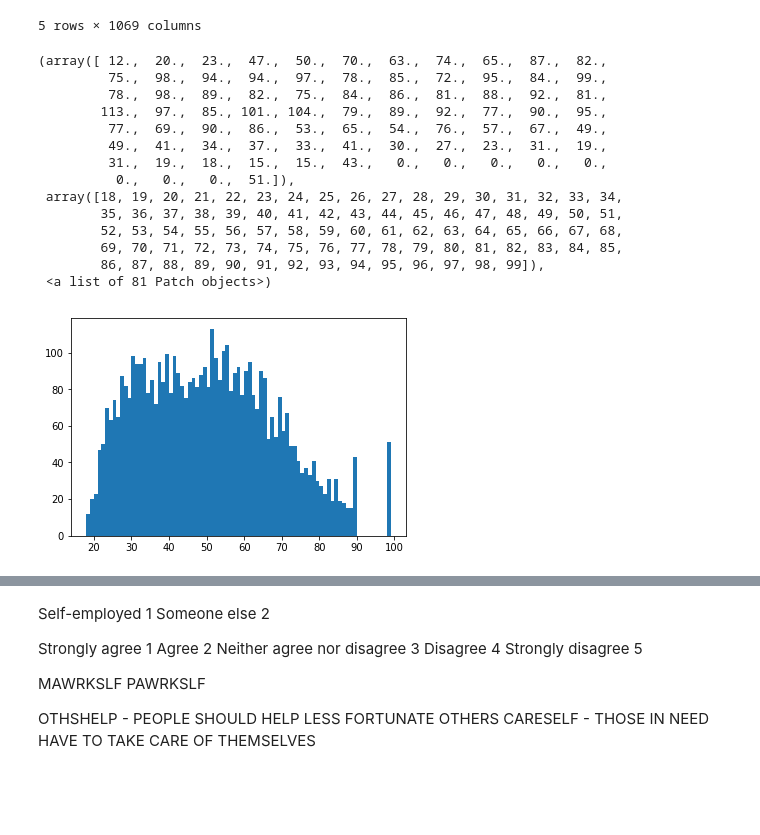
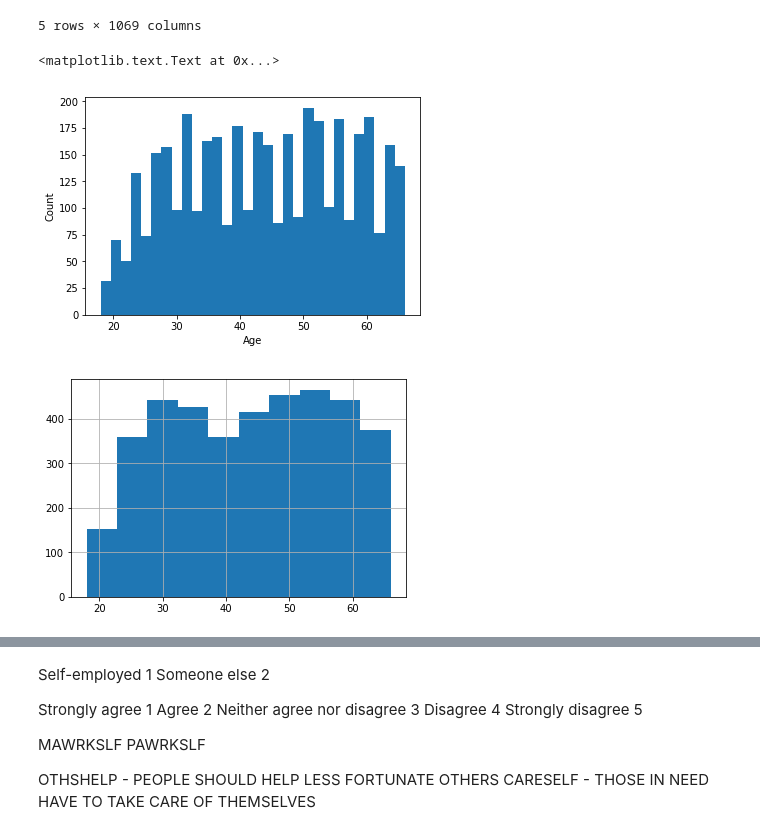
Before and after one commit to eistre91/thinkful-projects, a Jupyter notebook: What-Do-You-See.ipynb, the cells around one changed output, grey strips where cells are left out. Saved outputs shown, nothing was run; the diff lists cells and outputs as text; code cells hidden in the pictures; blank space fills up the shorter version.

```diff
--- a/What-Do-You-See.ipynb
+++ b/What-Do-You-See.ipynb
@@ -6,7 +6,7 @@ import seaborn as sns
 
 %matplotlib inline
 # %%
-df = pd.read_table("D:/Thinkful/ICPSR_35478/DS0001/35478-0001-Data.tsv")
+df = pd.read_table("ICPSR_35478/DS0001/35478-0001-Data.tsv")
 df.head()
 # %% [output]
 |  | YEAR | ID | INTID | FEEUSED | FEELEVEL | DATEINTV | LNGTHINV | INTAGE | INTETHN | MODE | ... | ... |
@@ -27,23 +27,16 @@ columns = ['YEAR', 'ID', 'AGE',
     'RINCOME', 'RINCOM06', 'REALRINC']
 df_int = df[columns]
 # %%
-plt.hist(df_int['AGE'],bins=np.arange(18,100))
+plt.hist(df_int['AGE'],bins=30)
+plt.ylabel("Count")
+plt.xlabel("Age")
 # %% [output]
-(array([ 12.,  20.,  23.,  47.,  50.,  70.,  63.,  74.,  65.,  87.,  82.,
-         75.,  98.,  94.,  94.,  97.,  78.,  85.,  72.,  95.,  84.,  99.,
-         78.,  98.,  89.,  82.,  75.,  84.,  86.,  81.,  88.,  92.,  81.,
-        113.,  97.,  85., 101., 104.,  79.,  89.,  92.,  77.,  90.,  95.,
-         77.,  69.,  90.,  86.,  53.,  65.,  54.,  76.,  57.,  67.,  49.,
-         49.,  41.,  34.,  37.,  33.,  41.,  30.,  27.,  23.,  31.,  19.,
-         31.,  19.,  18.,  15.,  15.,  43.,   0.,   0.,   0.,   0.,   0.,
-          0.,   0.,   0.,  51.]),
- array([18, 19, 20, 21, 22, 23, 24, 25, 26, 27, 28, 29, 30, 31, 32, 33, 34,
-        35, 36, 37, 38, 39, 40, 41, 42, 43, 44, 45, 46, 47, 48, 49, 50, 51,
-        52, 53, 54, 55, 56, 57, 58, 59, 60, 61, 62, 63, 64, 65, 66, 67, 68,
-        69, 70, 71, 72, 73, 74, 75, 76, 77, 78, 79, 80, 81, 82, 83, 84, 85,
-        86, 87, 88, 89, 90, 91, 92, 93, 94, 95, 96, 97, 98, 99]),
- <a list of 81 Patch objects>)
+<matplotlib.text.Text at 0x...>
-[figure, old version]
+[figure, new version]
+# %%
+df_int['AGE'].hist();
+# %% [output]
+[figure, added]
 # %%
 df_int = df_int[(df_int['AGE'] >= 18) & (df_int['AGE'] <= 66)]
 age_bins = pd.cut(df_int['AGE'],
```
Also changed, not shown: parts of 13 cells of this notebook, 2 other files.
